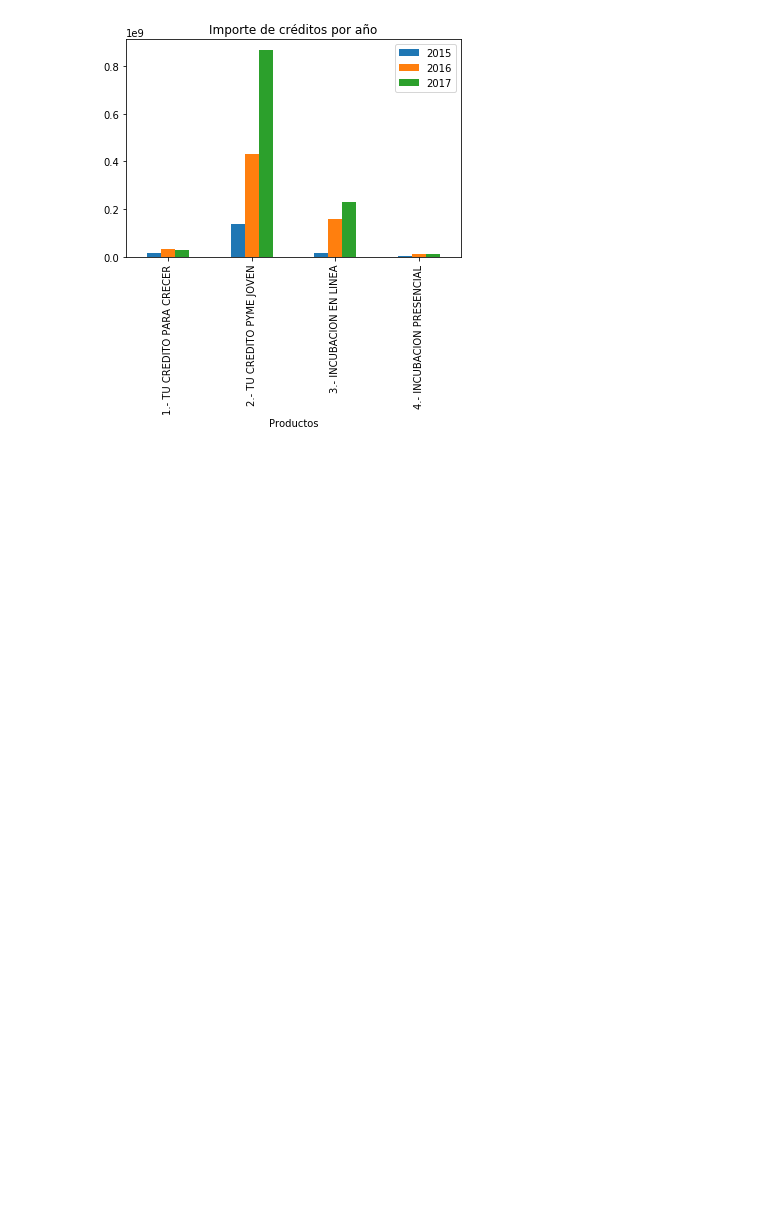
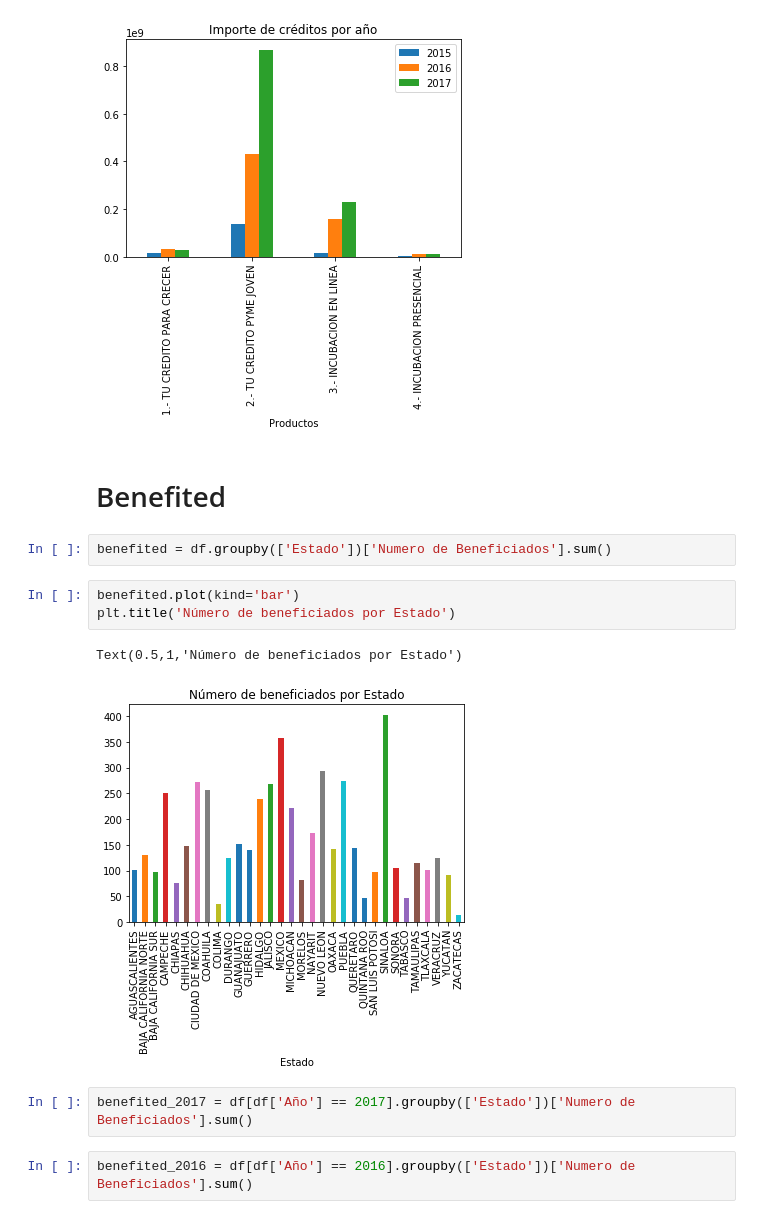
Before and after one commit to LessIsMorePy/CreditoJovenNafin, a Jupyter notebook: statistics.ipynb, the cells around one changed output. Cells and saved outputs as stored; diff of their text form; blank space fills up the shorter version.

Commit message:
More plots

```diff
--- a/statistics.ipynb
+++ b/statistics.ipynb
@@ -193,3 +193,17 @@ plt.title("Importe de créditos por año")
 # %% [output]
 Text(0.5,1,'Importe de créditos por año')
 [figure]
+# %% [markdown]
+# Benefited
+# %%
+benefited = df.groupby(['Estado'])['Numero de Beneficiados'].sum()
+# %%
+benefited.plot(kind='bar')
+plt.title('Número de beneficiados por Estado')
+# %% [output]
+Text(0.5,1,'Número de beneficiados por Estado')
+[figure, added]
+# %%
+benefited_2017 = df[df['Año'] == 2017].groupby(['Estado'])['Numero de Beneficiados'].sum()
+# %%
+benefited_2016 = df[df['Año'] == 2016].groupby(['Estado'])['Numero de Beneficiados'].sum()
```
Also changed, not shown: parts of 5 cells of this notebook.
